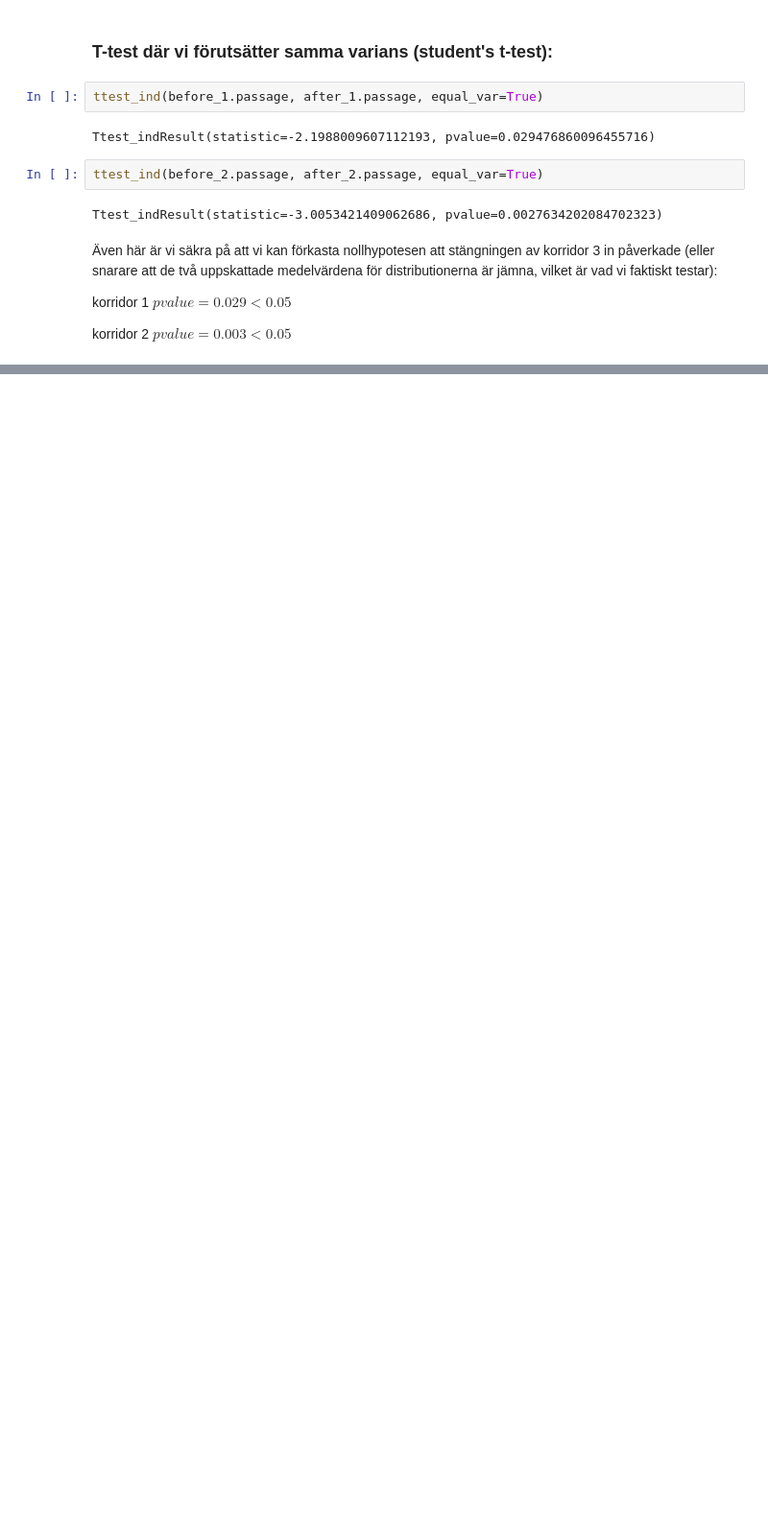
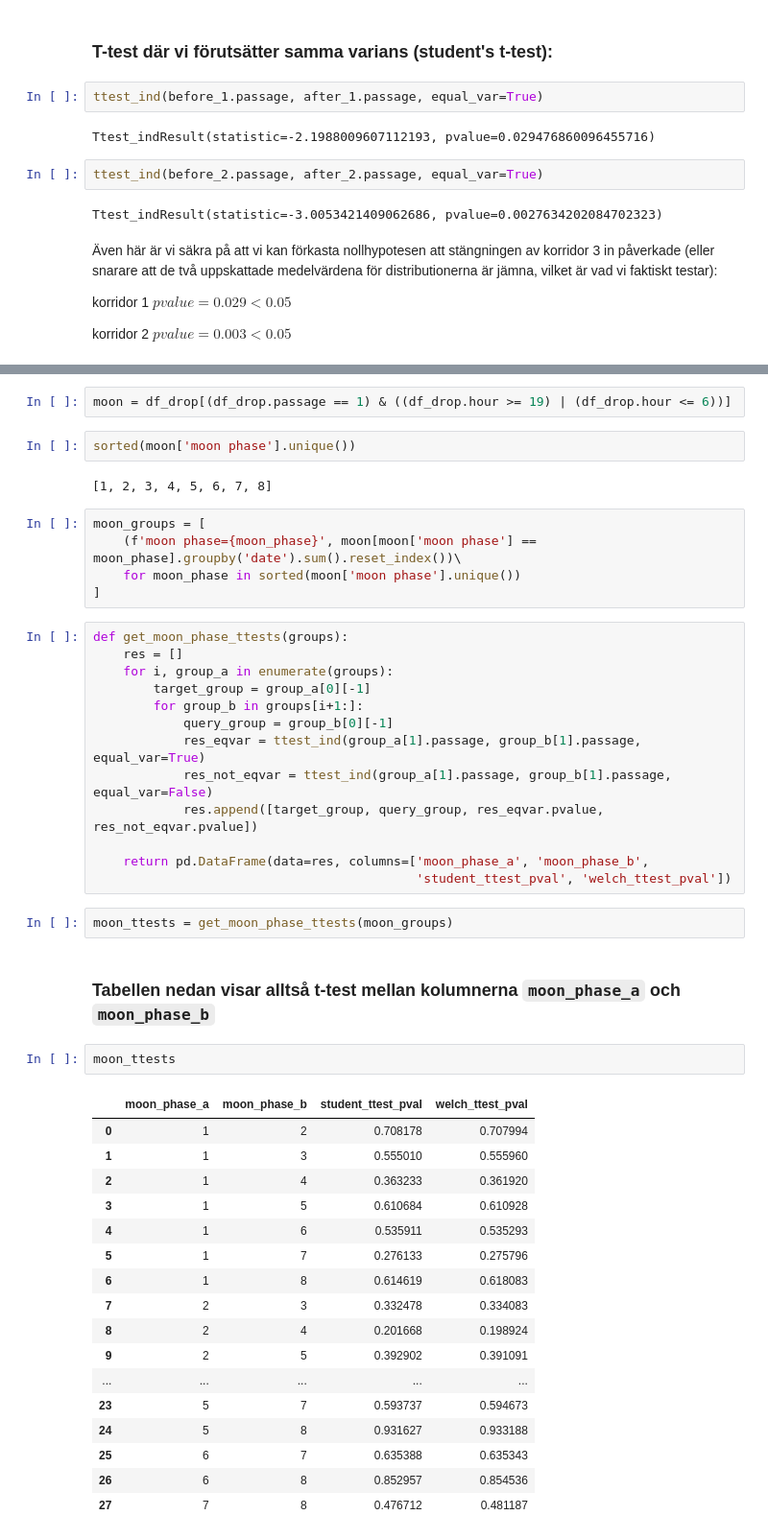
Before and after one commit to maxlund/johannas, a Jupyter notebook: sveas.ipynb, the cells around one changed output, grey strips where cells are left out. Shown at 96% size. Cells and saved outputs as stored; diff of their text form; blank space fills up the shorter version.

Commit message:
add t-test for sex and moon phases

```diff
--- a/sveas.ipynb
+++ b/sveas.ipynb
@@ -1389,0 +1469,48 @@ korridor 2 $ pvalue=0.003 < 0.05 $
+# %%
+moon = df_drop[(df_drop.passage == 1) & ((df_drop.hour >= 19) | (df_drop.hour <= 6))]
+# %%
+sorted(moon['moon phase'].unique())
+# %% [output]
+[1, 2, 3, 4, 5, 6, 7, 8]
+# %%
+moon_groups = [
+    (f'moon phase={moon_phase}', moon[moon['moon phase'] == moon_phase].groupby('date').sum().reset_index())\
+    for moon_phase in sorted(moon['moon phase'].unique())
+]
+# %%
+def get_moon_phase_ttests(groups):
+    res = []
+    for i, group_a in enumerate(groups):
+        target_group = group_a[0][-1]
+        for group_b in groups[i+1:]:
+            query_group = group_b[0][-1]
+            res_eqvar = ttest_ind(group_a[1].passage, group_b[1].passage, equal_var=True)
+            res_not_eqvar = ttest_ind(group_a[1].passage, group_b[1].passage, equal_var=False)
+            res.append([target_group, query_group, res_eqvar.pvalue, res_not_eqvar.pvalue])
+
+    return pd.DataFrame(data=res, columns=['moon_phase_a', 'moon_phase_b',
+                                           'student_ttest_pval', 'welch_ttest_pval'])
+# %%
+moon_ttests = get_moon_phase_ttests(moon_groups)
+# %% [markdown]
+### Tabellen nedan visar alltså t-test mellan kolumnerna `moon_phase_a` och `moon_phase_b`
+# %%
+moon_ttests
+# %% [output]
+|  | moon_phase_a | moon_phase_b | student_ttest_pval | welch_ttest_pval |
+| 0 | 1 | 2 | 0.708178 | 0.707994 |
+| 1 | 1 | 3 | 0.555010 | 0.555960 |
+| 2 | 1 | 4 | 0.363233 | 0.361920 |
+| 3 | 1 | 5 | 0.610684 | 0.610928 |
+| 4 | 1 | 6 | 0.535911 | 0.535293 |
+| 5 | 1 | 7 | 0.276133 | 0.275796 |
+| 6 | 1 | 8 | 0.614619 | 0.618083 |
+| 7 | 2 | 3 | 0.332478 | 0.334083 |
+| 8 | 2 | 4 | 0.201668 | 0.198924 |
+| 9 | 2 | 5 | 0.392902 | 0.391091 |
+| ... | ... | ... | ... | ... |
+| 23 | 5 | 7 | 0.593737 | 0.594673 |
+| 24 | 5 | 8 | 0.931627 | 0.933188 |
+| 25 | 6 | 7 | 0.635388 | 0.635343 |
+| 26 | 6 | 8 | 0.852957 | 0.854536 |
+| 27 | 7 | 8 | 0.476712 | 0.481187 |
```
Also changed, not shown: parts of 44 cells of this notebook.
